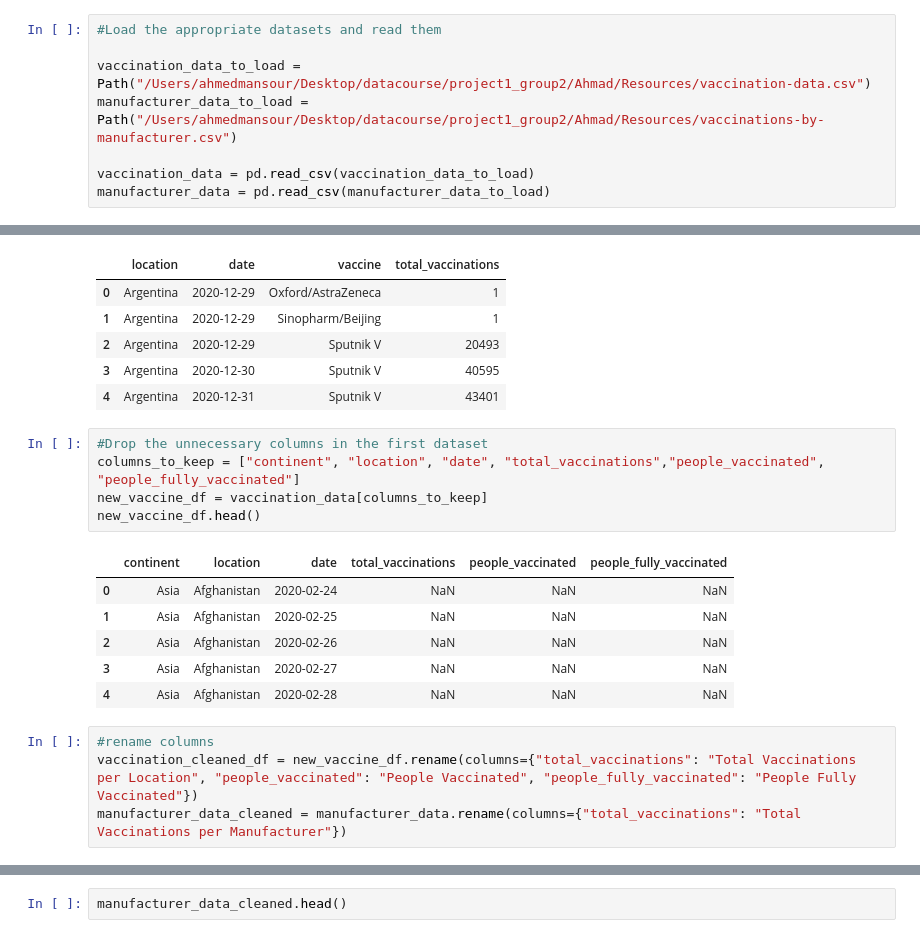
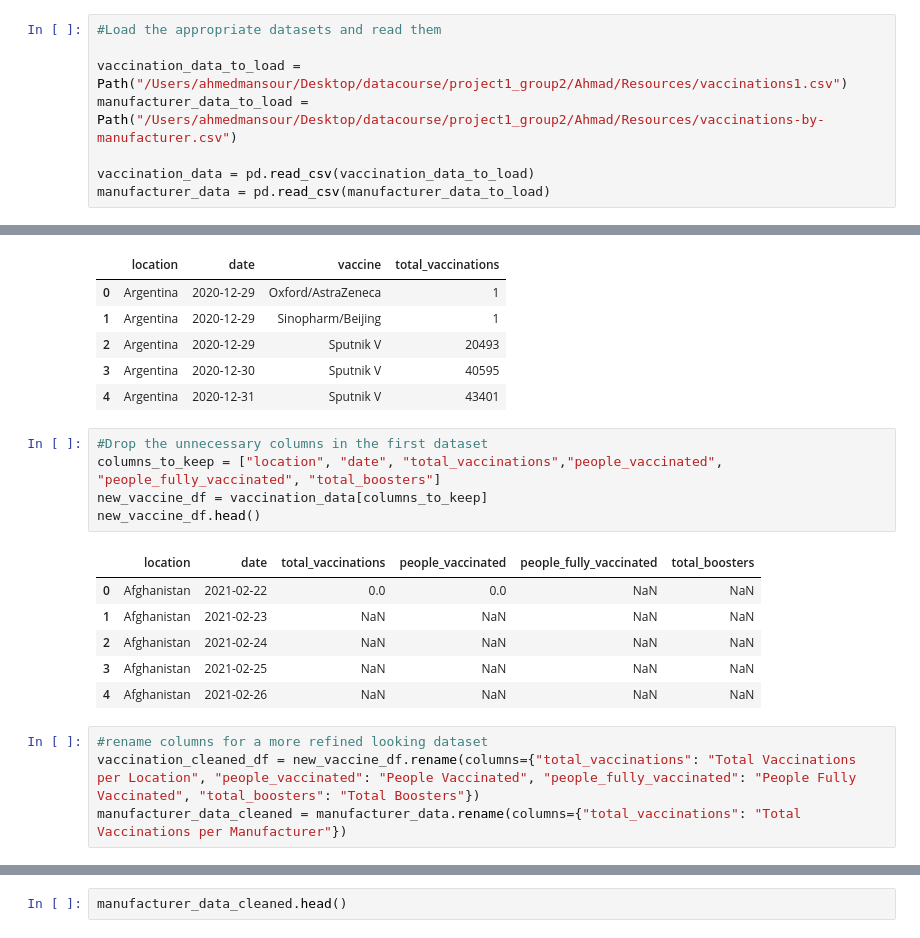
Before and after one commit to nazimben25/project1_group2, a Jupyter notebook: Ahmad/vaccine-data.ipynb, the cells around one changed output, grey strips where cells are left out. Cells and saved outputs as stored; diff of their text form.

```diff
--- a/Ahmad/vaccine-data.ipynb
+++ b/Ahmad/vaccine-data.ipynb
@@ -8,7 +19,7 @@ import matplotlib.pyplot as plt
 # %%
 #Load the appropriate datasets and read them
 
-vaccination_data_to_load = Path("/Users/ahmedmansour/Desktop/datacourse/project1_group2/Ahmad/Resources/vaccination-data.csv")
+vaccination_data_to_load = Path("/Users/ahmedmansour/Desktop/datacourse/project1_group2/Ahmad/Resources/vaccinations1.csv")
 manufacturer_data_to_load = Path("/Users/ahmedmansour/Desktop/datacourse/project1_group2/Ahmad/Resources/vaccinations-by-manufacturer.csv")
 
 vaccination_data = pd.read_csv(vaccination_data_to_load)
@@ -34,19 +44,19 @@ manufacturer_data.head()
 | 4 | Argentina | 2020-12-31 | Sputnik V | 43401 |
 # %%
 #Drop the unnecessary columns in the first dataset
-columns_to_keep = ["continent", "location", "date", "total_vaccinations","people_vaccinated", "people_fully_vaccinated"]
+columns_to_keep = ["location", "date", "total_vaccinations","people_vaccinated", "people_fully_vaccinated", "total_boosters"]
 new_vaccine_df = vaccination_data[columns_to_keep]
 new_vaccine_df.head()
 # %% [output]
-|  | continent | location | date | total_vaccinations | people_vaccinated | people_fully_vaccinated |
-| 0 | Asia | Afghanistan | 2020-02-24 | NaN | NaN | NaN |
-| 1 | Asia | Afghanistan | 2020-02-25 | NaN | NaN | NaN |
-| 2 | Asia | Afghanistan | 2020-02-26 | NaN | NaN | NaN |
-| 3 | Asia | Afghanistan | 2020-02-27 | NaN | NaN | NaN |
-| 4 | Asia | Afghanistan | 2020-02-28 | NaN | NaN | NaN |
+|  | location | date | total_vaccinations | people_vaccinated | people_fully_vaccinated | total_boosters |
+| 0 | Afghanistan | 2021-02-22 | 0.0 | 0.0 | NaN | NaN |
+| 1 | Afghanistan | 2021-02-23 | NaN | NaN | NaN | NaN |
+| 2 | Afghanistan | 2021-02-24 | NaN | NaN | NaN | NaN |
+| 3 | Afghanistan | 2021-02-25 | NaN | NaN | NaN | NaN |
+| 4 | Afghanistan | 2021-02-26 | NaN | NaN | NaN | NaN |
 # %%
-#rename columns
-vaccination_cleaned_df = new_vaccine_df.rename(columns={"total_vaccinations": "Total Vaccinations per Location", "people_vaccinated": "People Vaccinated", "people_fully_vaccinated": "People Fully Vaccinated"})
+#rename columns for a more refined looking dataset
+vaccination_cleaned_df = new_vaccine_df.rename(columns={"total_vaccinations": "Total Vaccinations per Location", "people_vaccinated": "People Vaccinated", "people_fully_vaccinated": "People Fully Vaccinated", "total_boosters": "Total Boosters"})
 manufacturer_data_cleaned = manufacturer_data.rename(columns={"total_vaccinations": "Total Vaccinations per Manufacturer"})
 # %%
 vaccination_cleaned_df.head()
```
Also changed, not shown: parts of 51 cells of this notebook, 15 other files.
